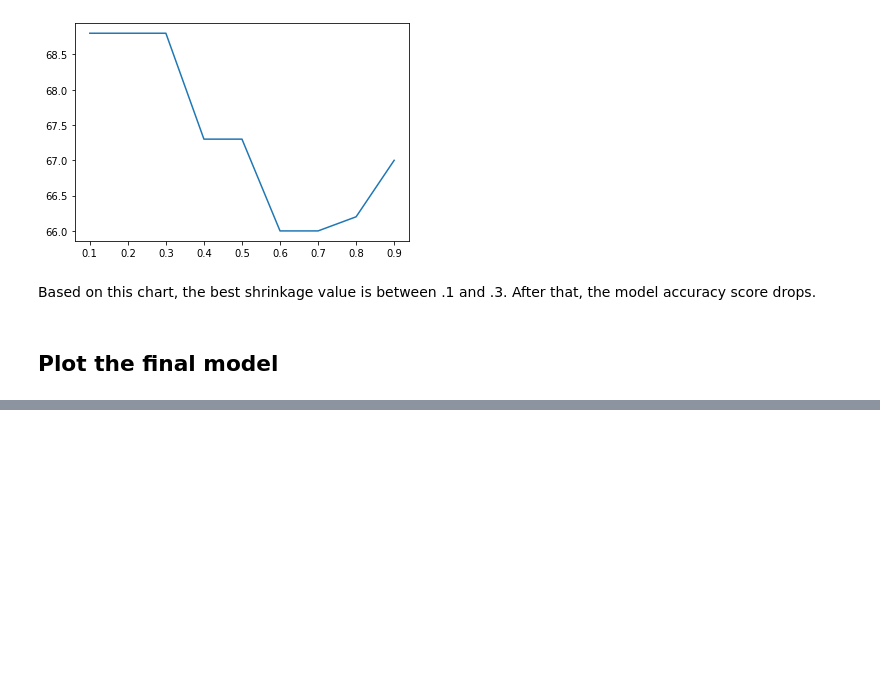
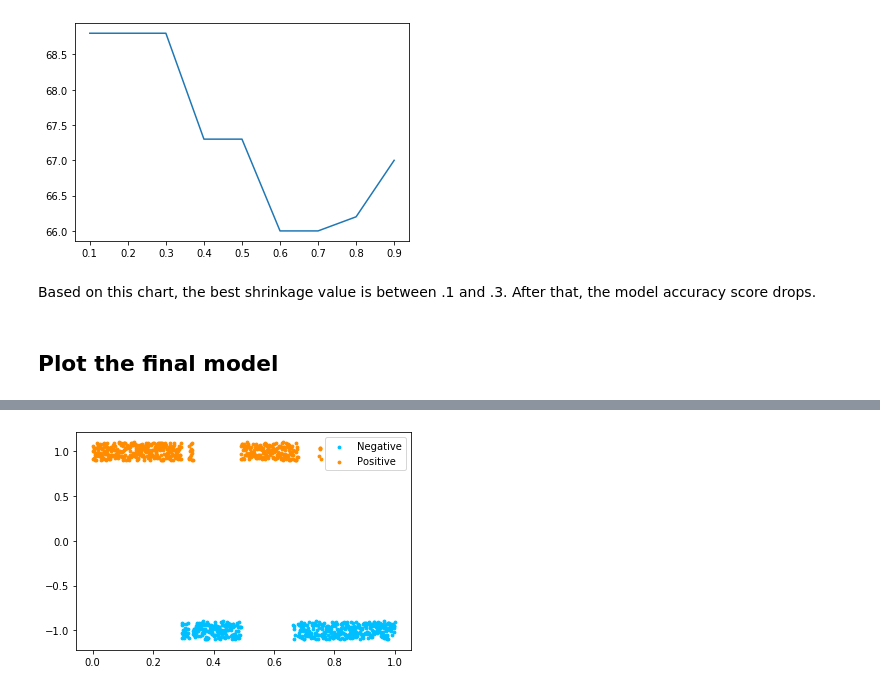
Before and after one commit to edgar971/cs598-stats, a Jupyter notebook: week-13/HW7_edgarsp2.ipynb, the cells around one changed output, grey strips where cells are left out. Saved outputs shown, nothing was run; the diff lists cells and outputs as text; code cells hidden in the pictures; blank space fills up the shorter version.

```diff
--- a/week-13/HW7_edgarsp2.ipynb
+++ b/week-13/HW7_edgarsp2.ipynb
@@ -180,0 +189,4 @@ f"Final Model accuracy {accuracy_score(y_test, y_pred) * 100}%"
+# %%
+plot_data(x_test,y_pred)
+# %% [output]
+[figure, added]
```
Also changed, not shown: parts of 6 cells of this notebook, 2 other files.
